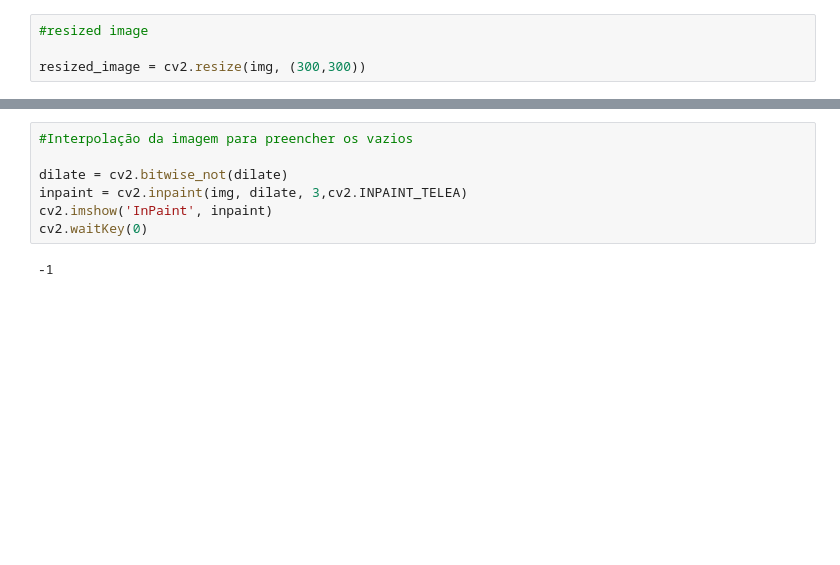
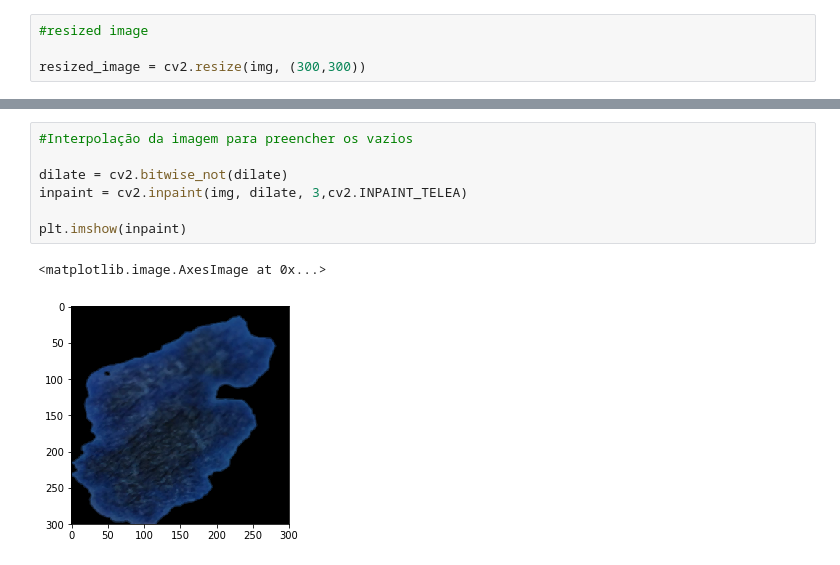
Before and after one commit to thiago092/melanoma_recognition, a Jupyter notebook: melanoma.ipynb, the cells around one changed output, grey strips where cells are left out. Drawn from its saved outputs; the diff is of its cells as text; blank space fills up the shorter version.

```diff
--- a/melanoma.ipynb
+++ b/melanoma.ipynb
@@ -79,9 +67,10 @@ cv2.waitKey(0)
 # %%
 #Interpolação da imagem para preencher os vazios
 
 dilate = cv2.bitwise_not(dilate)
 inpaint = cv2.inpaint(img, dilate, 3,cv2.INPAINT_TELEA)
-cv2.imshow('InPaint', inpaint)
-cv2.waitKey(0)
+
+plt.imshow(inpaint)
 # %% [output]
--1
+<matplotlib.image.AxesImage at 0x...>
+[figure, added]
```
Also changed, not shown: parts of 18 cells of this notebook.
